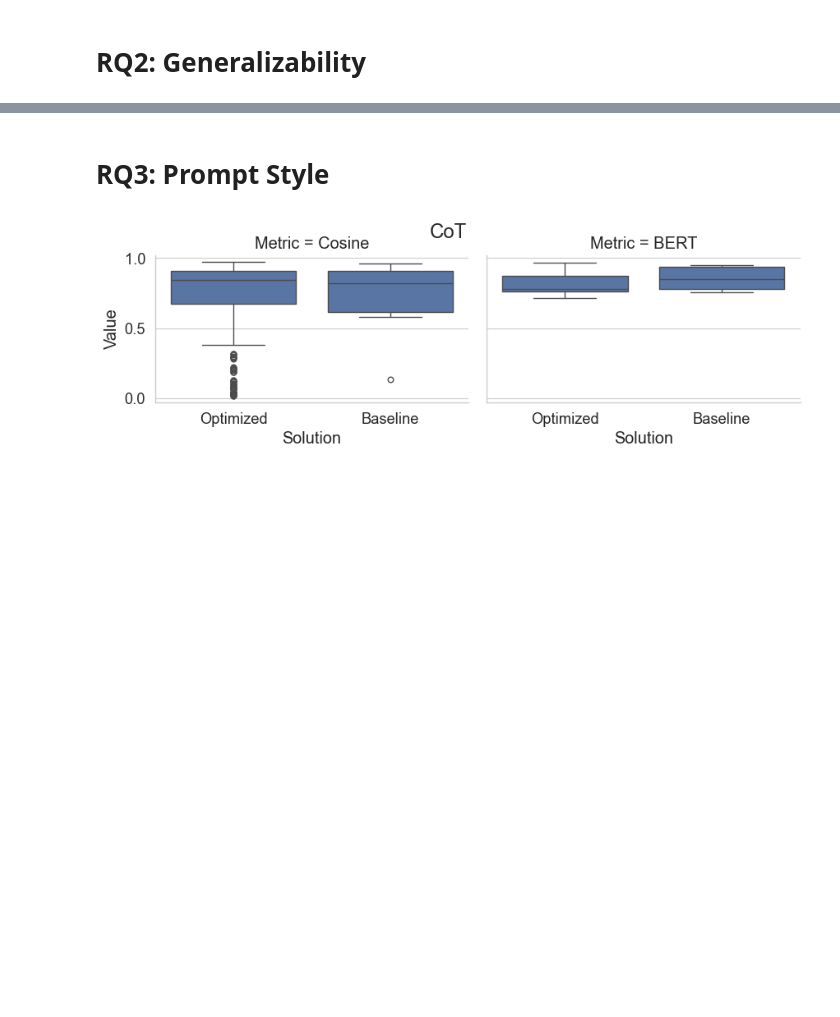
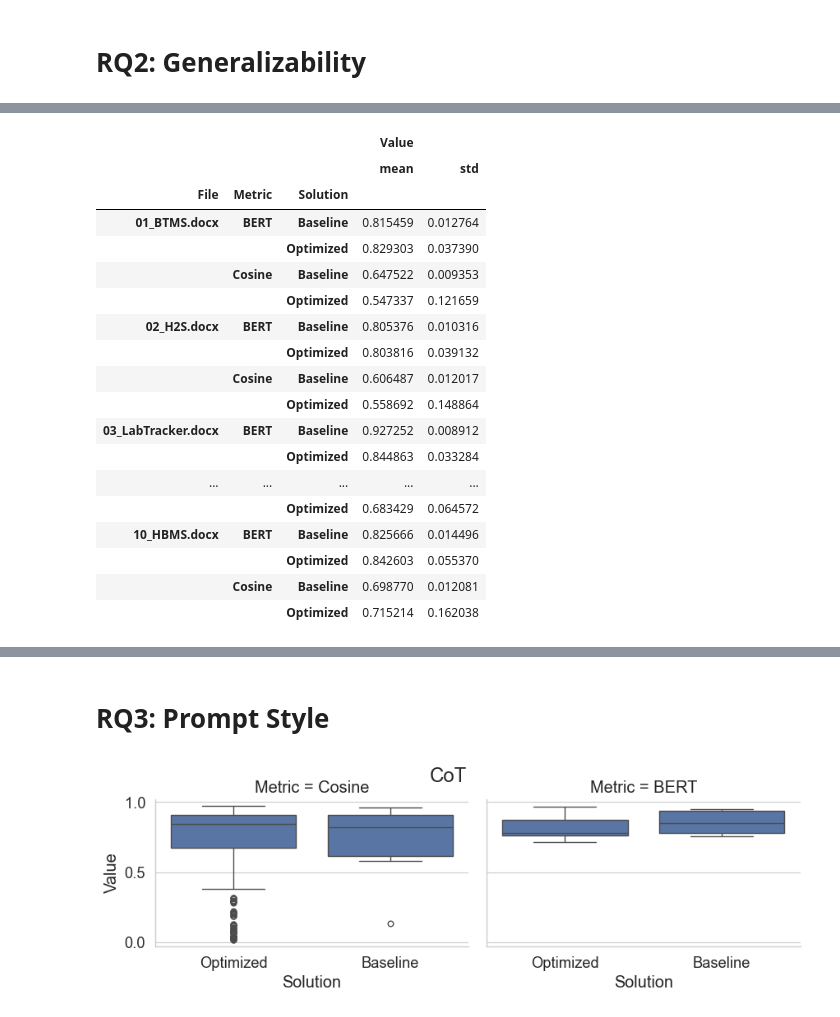
Before and after one commit to VPLEV23/ER_LLM, a Jupyter notebook: results/LLAMA3/analysis/analysis.ipynb, the cells around one changed output, grey strips where cells are left out. Drawn from its saved outputs; the diff is of its cells as text; code cells hidden in the pictures; blank space fills up the shorter version.

```diff
--- a/results/LLAMA3/analysis/analysis.ipynb
+++ b/results/LLAMA3/analysis/analysis.ipynb
@@ -45,0 +58,5 @@ For example, when doing 'df[col].method(value, inplace=True)', try using 'df.met
+# %%
+results_melt = pd.melt(results, id_vars=['File', 'Solution'], var_name='Metric', value_name='Value')
+# %%
+plot_data = results_melt.copy()
+plot_data.loc[plot_data['Solution'] != 'Baseline', 'Solution'] = 'Optimized'
@@ -46,3 +69,27 @@ For example, when doing 'df[col].method(value, inplace=True)', try using 'df.met
+# %%
+means = plot_data.groupby(['File', 'Metric', 'Solution']).agg(['mean', 'std'])
+# %%
+means
+# %% [output]
+|  |  |  | Value |  |
+|  |  |  | mean | std |
+| File | Metric | Solution |  |  |
+| 01_BTMS.docx | BERT | Baseline | 0.815459 | 0.012764 |
+|  |  | Optimized | 0.829303 | 0.037390 |
+|  | Cosine | Baseline | 0.647522 | 0.009353 |
+|  |  | Optimized | 0.547337 | 0.121659 |
+| 02_H2S.docx | BERT | Baseline | 0.805376 | 0.010316 |
+|  |  | Optimized | 0.803816 | 0.039132 |
+|  | Cosine | Baseline | 0.606487 | 0.012017 |
+|  |  | Optimized | 0.558692 | 0.148864 |
+| 03_LabTracker.docx | BERT | Baseline | 0.927252 | 0.008912 |
+|  |  | Optimized | 0.844863 | 0.033284 |
+| ... | ... | ... | ... | ... |
+|  |  | Optimized | 0.683429 | 0.064572 |
+| 10_HBMS.docx | BERT | Baseline | 0.825666 | 0.014496 |
+|  |  | Optimized | 0.842603 | 0.055370 |
+|  | Cosine | Baseline | 0.698770 | 0.012081 |
+|  |  | Optimized | 0.715214 | 0.162038 |
 # %%
 results
 # %% [output]
```
Also changed, not shown: parts of 21 cells of this notebook, 12 other files.
